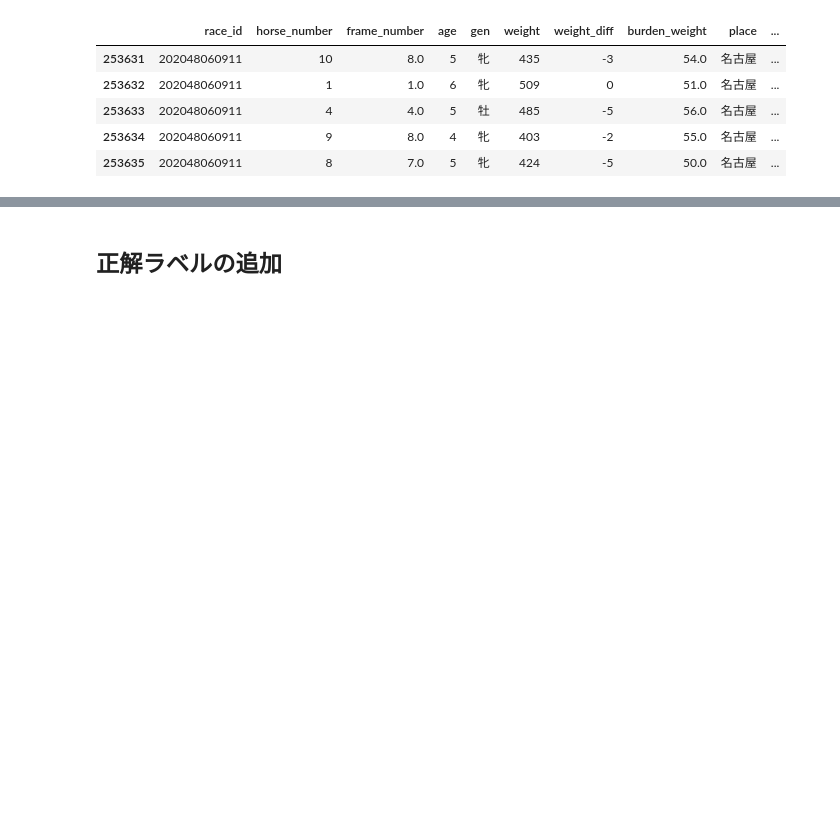
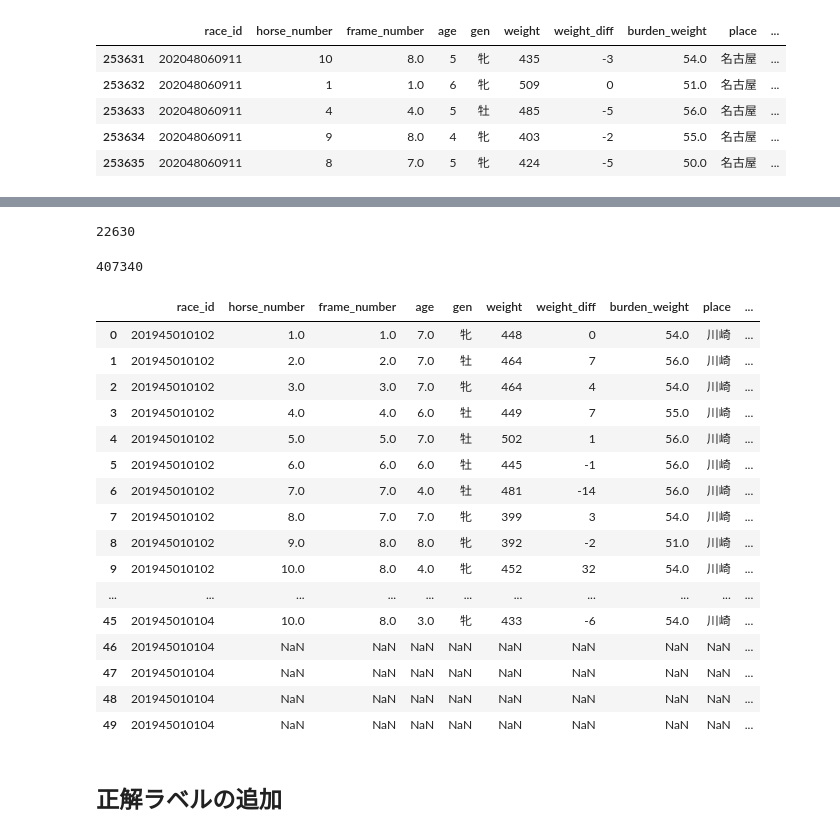
Before and after one commit to monda00/horse-race-notebook, a Jupyter notebook: make_neural_network_data.ipynb, the cells around one changed output, grey strips where cells are left out. Saved outputs shown, nothing was run; the diff lists cells and outputs as text; code cells hidden in the pictures; blank space fills up the shorter version.

```diff
--- a/make_neural_network_data.ipynb
+++ b/make_neural_network_data.ipynb
@@ -263 +289,51 @@ train_df.tail()
+# %%
+race_id_li = list(train_df['race_id'].values)
+date_li = list(train_df['date'].values)
+# %%
+len(train_df['race_id'].unique())
+# %% [output]
+22630
+# %%
+for race_id in tqdm(train_df['race_id'].unique()):
+  race_horse_num = int(train_df[train_df['race_id']==race_id]['race_horse_number'].unique()[0])
+  date = train_df[train_df['race_id']==race_id]['date'].unique()[0]
+  race_id_li.extend([race_id]*(18-race_horse_num))
+  date_li.extend([date]*(18-race_horse_num))
+# %%
+len(race_id_li)
+# %% [output]
+407340
+# %%
+train_df_ex = pd.DataFrame()
+for c in train_df.columns:
+  li = list(train_df[c].values)
+  if len(li) < 407340:
+    li.extend([np.nan]*(407340-len(li)))
+  train_df_ex[c] = li
+
+train_df_ex['race_id'] = race_id_li
+train_df_ex['date'] = date_li
+# %%
+train_df_ex = train_df_ex.sort_values(by=['date', 'race_id', 'horse_number'])
+train_df_ex.reset_index(inplace=True, drop=True)
+# %%
+train_df_ex.head(50)
+# %% [output]
+|  | race_id | horse_number | frame_number | age | gen | weight | weight_diff | burden_weight | place | ... |
+| 0 | 201945010102 | 1.0 | 1.0 | 7.0 | 牝 | 448 | 0 | 54.0 | 川崎 | ... |
+| 1 | 201945010102 | 2.0 | 2.0 | 7.0 | 牡 | 464 | 7 | 56.0 | 川崎 | ... |
+| 2 | 201945010102 | 3.0 | 3.0 | 7.0 | 牝 | 464 | 4 | 54.0 | 川崎 | ... |
+| 3 | 201945010102 | 4.0 | 4.0 | 6.0 | 牡 | 449 | 7 | 55.0 | 川崎 | ... |
+| 4 | 201945010102 | 5.0 | 5.0 | 7.0 | 牡 | 502 | 1 | 56.0 | 川崎 | ... |
+| 5 | 201945010102 | 6.0 | 6.0 | 6.0 | 牡 | 445 | -1 | 56.0 | 川崎 | ... |
+| 6 | 201945010102 | 7.0 | 7.0 | 4.0 | 牡 | 481 | -14 | 56.0 | 川崎 | ... |
+| 7 | 201945010102 | 8.0 | 7.0 | 7.0 | 牝 | 399 | 3 | 54.0 | 川崎 | ... |
+| 8 | 201945010102 | 9.0 | 8.0 | 8.0 | 牝 | 392 | -2 | 51.0 | 川崎 | ... |
+| 9 | 201945010102 | 10.0 | 8.0 | 4.0 | 牝 | 452 | 32 | 54.0 | 川崎 | ... |
+| ... | ... | ... | ... | ... | ... | ... | ... | ... | ... | ... |
+| 45 | 201945010104 | 10.0 | 8.0 | 3.0 | 牝 | 433 | -6 | 54.0 | 川崎 | ... |
+| 46 | 201945010104 | NaN | NaN | NaN | NaN | NaN | NaN | NaN | NaN | ... |
+| 47 | 201945010104 | NaN | NaN | NaN | NaN | NaN | NaN | NaN | NaN | ... |
+| 48 | 201945010104 | NaN | NaN | NaN | NaN | NaN | NaN | NaN | NaN | ... |
+| 49 | 201945010104 | NaN | NaN | NaN | NaN | NaN | NaN | NaN | NaN | ... |
 # %%
```
Also changed, not shown: parts of 7 cells of this notebook.
